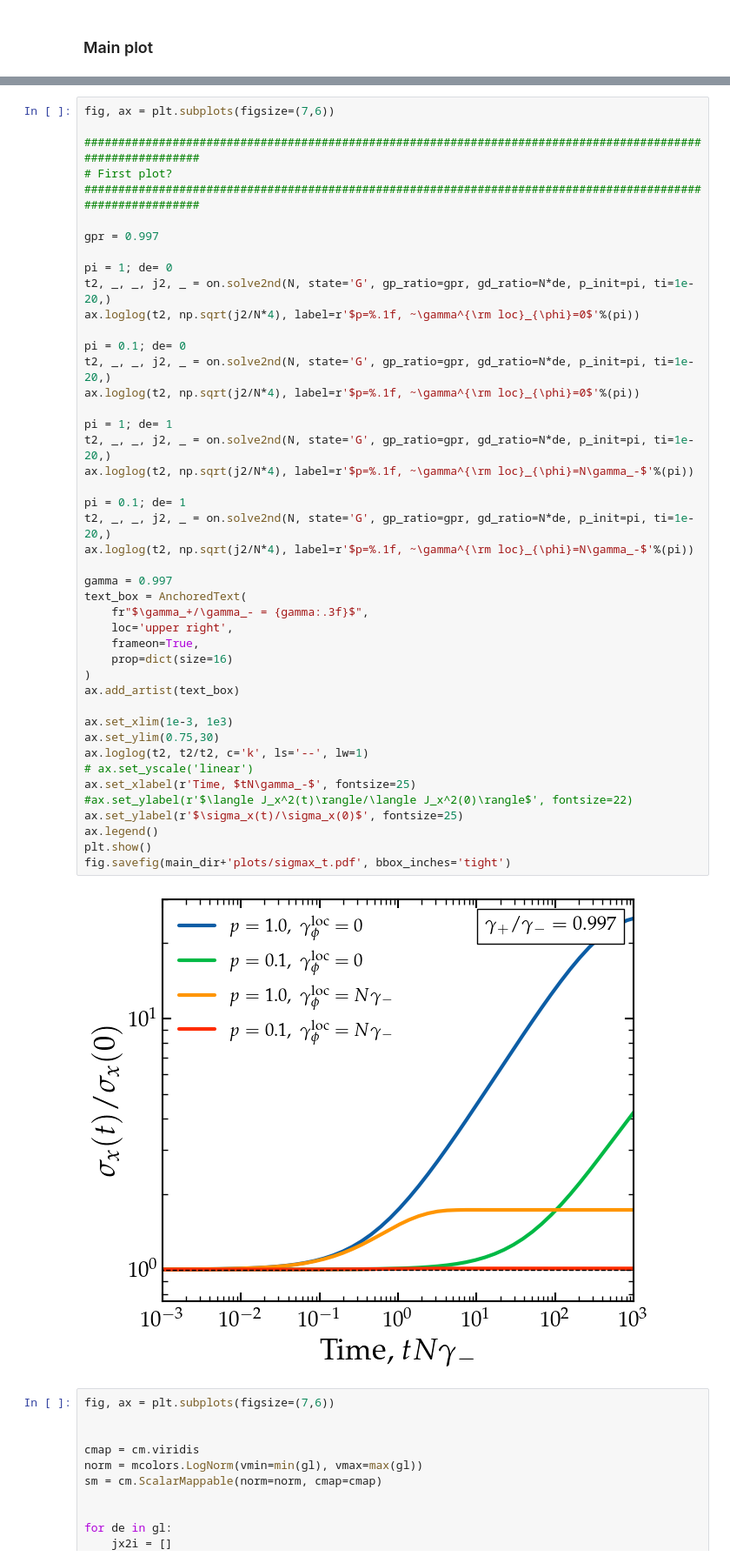
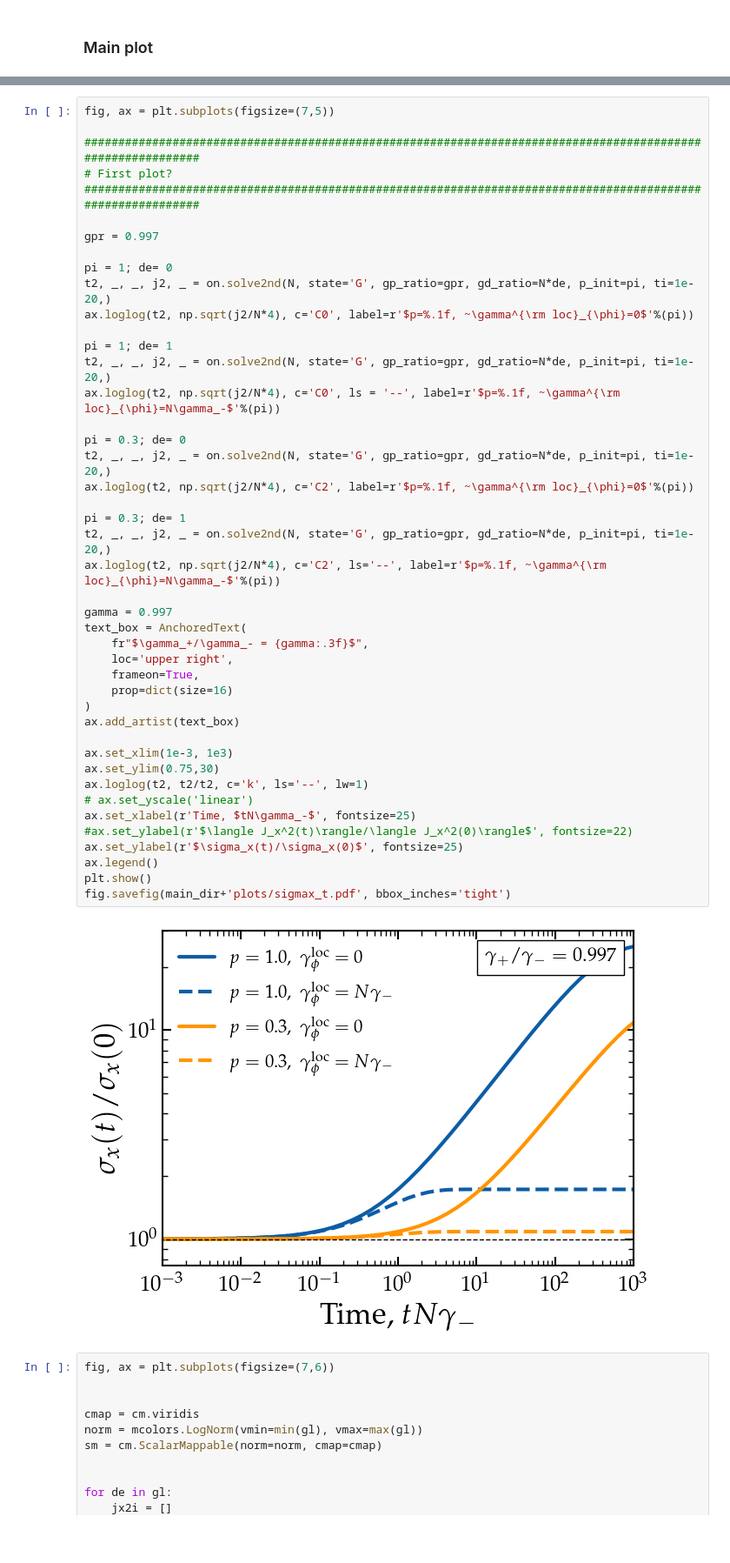
Before and after one commit to gpierobon/pyOpenNu, a Jupyter notebook: notebooks/Polarisation.ipynb, the cells around one changed output, grey strips where cells are left out. Shown at 87% size. Drawn from its saved outputs; the diff is of its cells as text; blank space fills up the shorter version.

```diff
--- a/notebooks/Polarisation.ipynb
+++ b/notebooks/Polarisation.ipynb
@@ -108,5 +108,5 @@ plt.show()
 # %%
-fig, ax = plt.subplots(figsize=(7,6))
+fig, ax = plt.subplots(figsize=(7,5))
 
 ############################################################################################################
 # First plot?
@@ -115,42 +115,42 @@ fig, ax = plt.subplots(figsize=(7,6))
 gpr = 0.997
 
 pi = 1; de= 0
 t2, _, _, j2, _ = on.solve2nd(N, state='G', gp_ratio=gpr, gd_ratio=N*de, p_init=pi, ti=1e-20,)
-ax.loglog(t2, np.sqrt(j2/N*4), label=r'$p=%.1f, ~\gamma^{\rm loc}_{\phi}=0$'%(pi))
-
-pi = 0.1; de= 0
-t2, _, _, j2, _ = on.solve2nd(N, state='G', gp_ratio=gpr, gd_ratio=N*de, p_init=pi, ti=1e-20,)
-ax.loglog(t2, np.sqrt(j2/N*4), label=r'$p=%.1f, ~\gamma^{\rm loc}_{\phi}=0$'%(pi))
+ax.loglog(t2, np.sqrt(j2/N*4), c='C0', label=r'$p=%.1f, ~\gamma^{\rm loc}_{\phi}=0$'%(pi))
 
 pi = 1; de= 1
 t2, _, _, j2, _ = on.solve2nd(N, state='G', gp_ratio=gpr, gd_ratio=N*de, p_init=pi, ti=1e-20,)
-ax.loglog(t2, np.sqrt(j2/N*4), label=r'$p=%.1f, ~\gamma^{\rm loc}_{\phi}=N\gamma_-$'%(pi))
+ax.loglog(t2, np.sqrt(j2/N*4), c='C0', ls = '--', label=r'$p=%.1f, ~\gamma^{\rm loc}_{\phi}=N\gamma_-$'%(pi))
 
-pi = 0.1; de= 1
+pi = 0.3; de= 0
 t2, _, _, j2, _ = on.solve2nd(N, state='G', gp_ratio=gpr, gd_ratio=N*de, p_init=pi, ti=1e-20,)
-ax.loglog(t2, np.sqrt(j2/N*4), label=r'$p=%.1f, ~\gamma^{\rm loc}_{\phi}=N\gamma_-$'%(pi))
+ax.loglog(t2, np.sqrt(j2/N*4), c='C2', label=r'$p=%.1f, ~\gamma^{\rm loc}_{\phi}=0$'%(pi))
+
+pi = 0.3; de= 1
+t2, _, _, j2, _ = on.solve2nd(N, state='G', gp_ratio=gpr, gd_ratio=N*de, p_init=pi, ti=1e-20,)
+ax.loglog(t2, np.sqrt(j2/N*4), c='C2', ls='--', label=r'$p=%.1f, ~\gamma^{\rm loc}_{\phi}=N\gamma_-$'%(pi))
 
 gamma = 0.997
 text_box = AnchoredText(
     fr"$\gamma_+/\gamma_- = {gamma:.3f}$",
     loc='upper right',
     frameon=True,
     prop=dict(size=16)
 )
 ax.add_artist(text_box)
 
 ax.set_xlim(1e-3, 1e3)
 ax.set_ylim(0.75,30)
 ax.loglog(t2, t2/t2, c='k', ls='--', lw=1)
 # ax.set_yscale('linear')
 ax.set_xlabel(r'Time, $tN\gamma_-$', fontsize=25)
 #ax.set_ylabel(r'$\langle J_x^2(t)\rangle/\langle J_x^2(0)\rangle$', fontsize=22)
 ax.set_ylabel(r'$\sigma_x(t)/\sigma_x(0)$', fontsize=25)
 ax.legend()
 plt.show()
 fig.savefig(main_dir+'plots/sigmax_t.pdf', bbox_inches='tight')
 # %% [output]
-[figure, old version]
+[figure, new version]
 # %%
 fig, ax = plt.subplots(figsize=(7,6))
 
```
Also changed, not shown: parts of 1 cell of this notebook, 4 other files.
